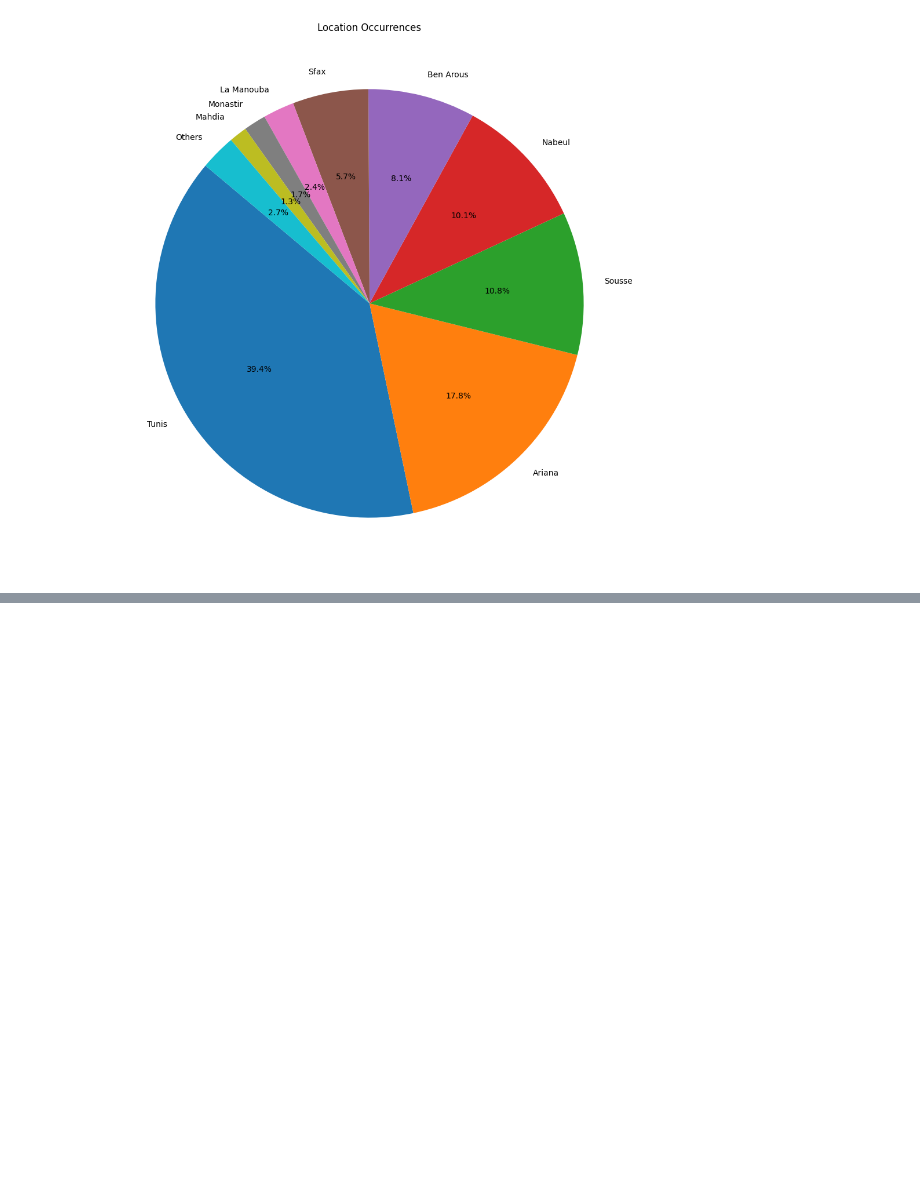
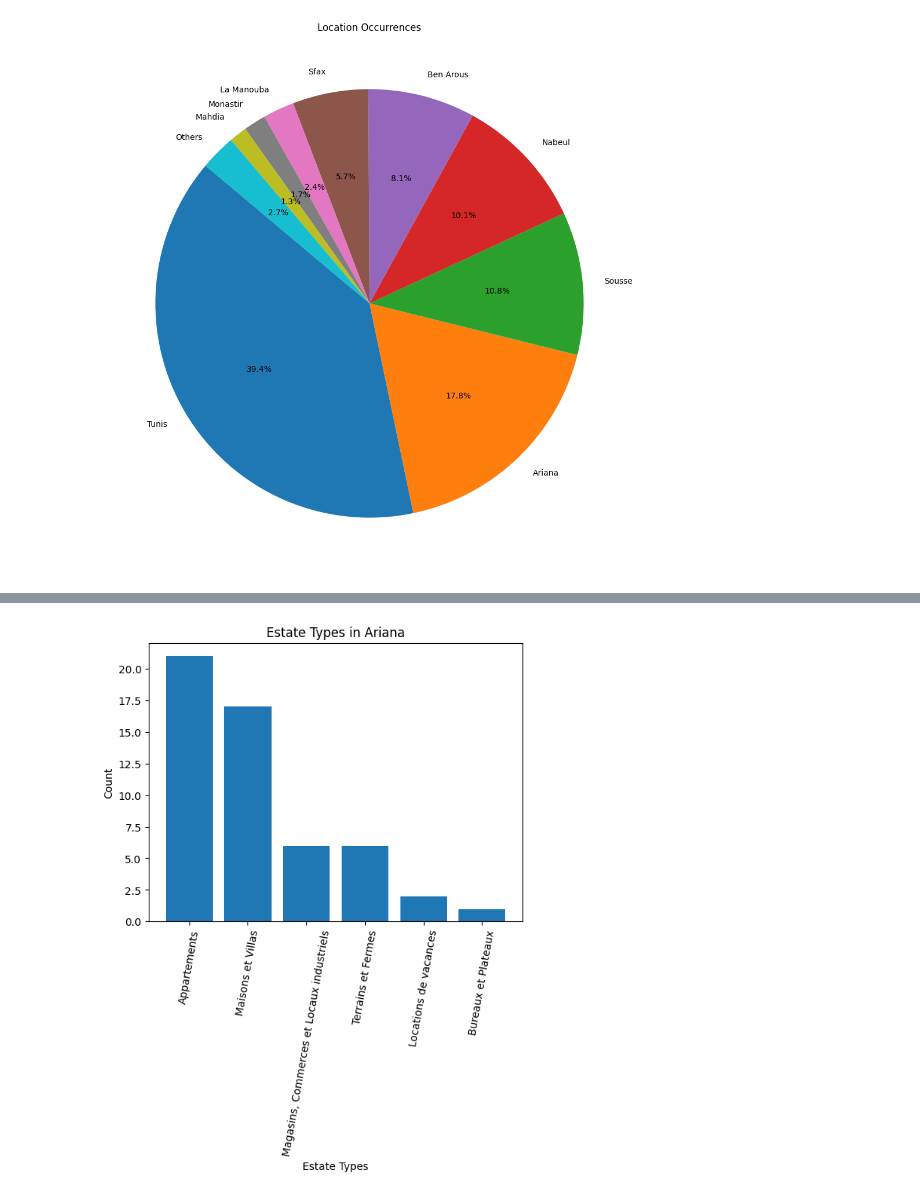
Before and after one commit to SayehOmar/Tayara_Estat_Case_Study, a Jupyter notebook: Tayara_Estat_Case_Study.ipynb, the cells around one changed output, grey strips where cells are left out. Cells and saved outputs as stored; diff of their text form; code cells hidden in the pictures; blank space fills up the shorter version.

```diff
--- a/Tayara_Estat_Case_Study.ipynb
+++ b/Tayara_Estat_Case_Study.ipynb
@@ -55,0 +69,13 @@ plt.show()
+# %%
+locations = df.loc[df['Locations']=='Ariana']
+estat_type_counts = locations['Estat_types'].value_counts()
+
+
+plt.bar(estat_type_counts.index, estat_type_counts.values)
+plt.xlabel('Estate Types')
+plt.ylabel('Count')
+plt.title('Estate Types in Ariana')
+plt.xticks(rotation=80)
+plt.show()
+# %% [output]
+[figure, added]
```
Also changed, not shown: parts of 3 cells of this notebook.
